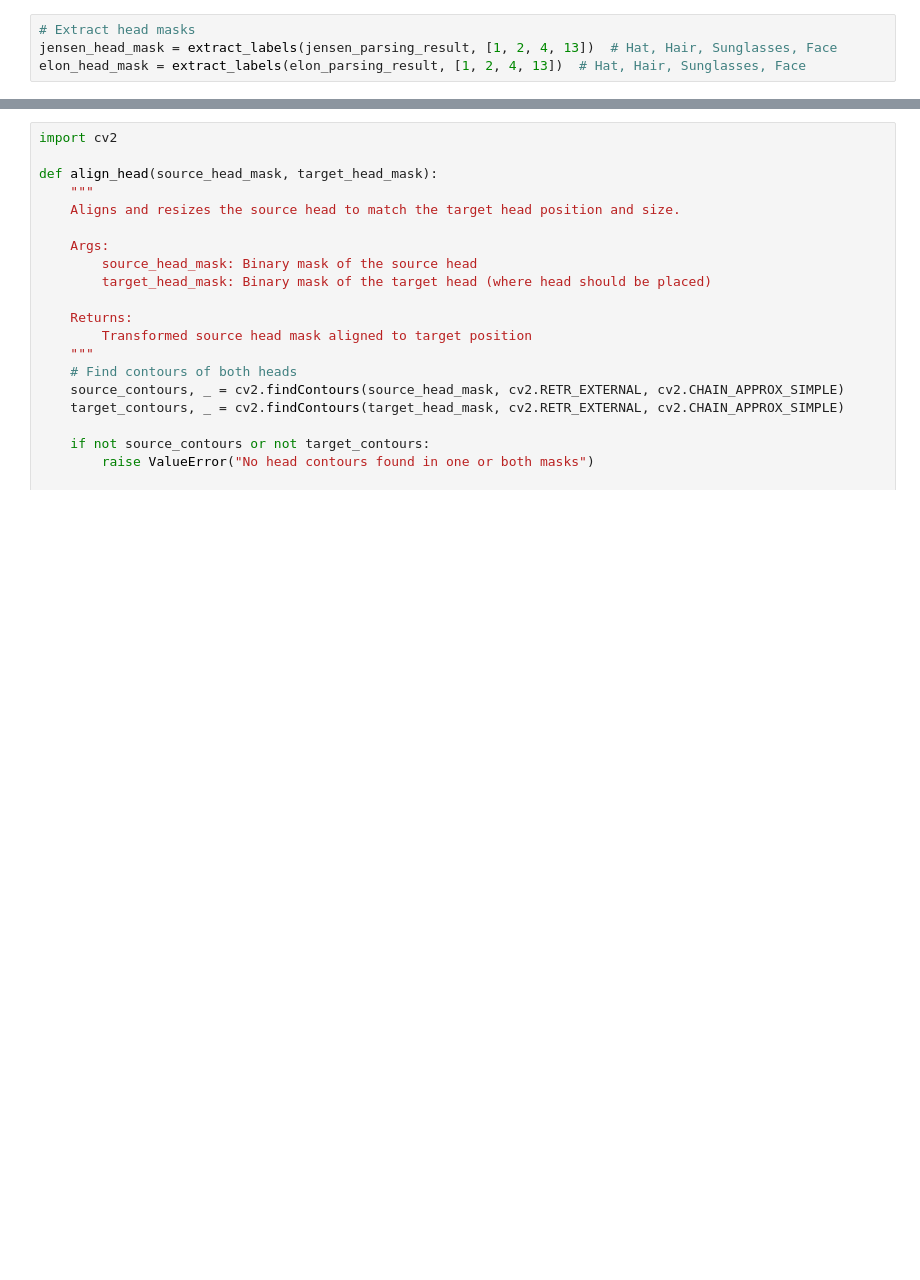
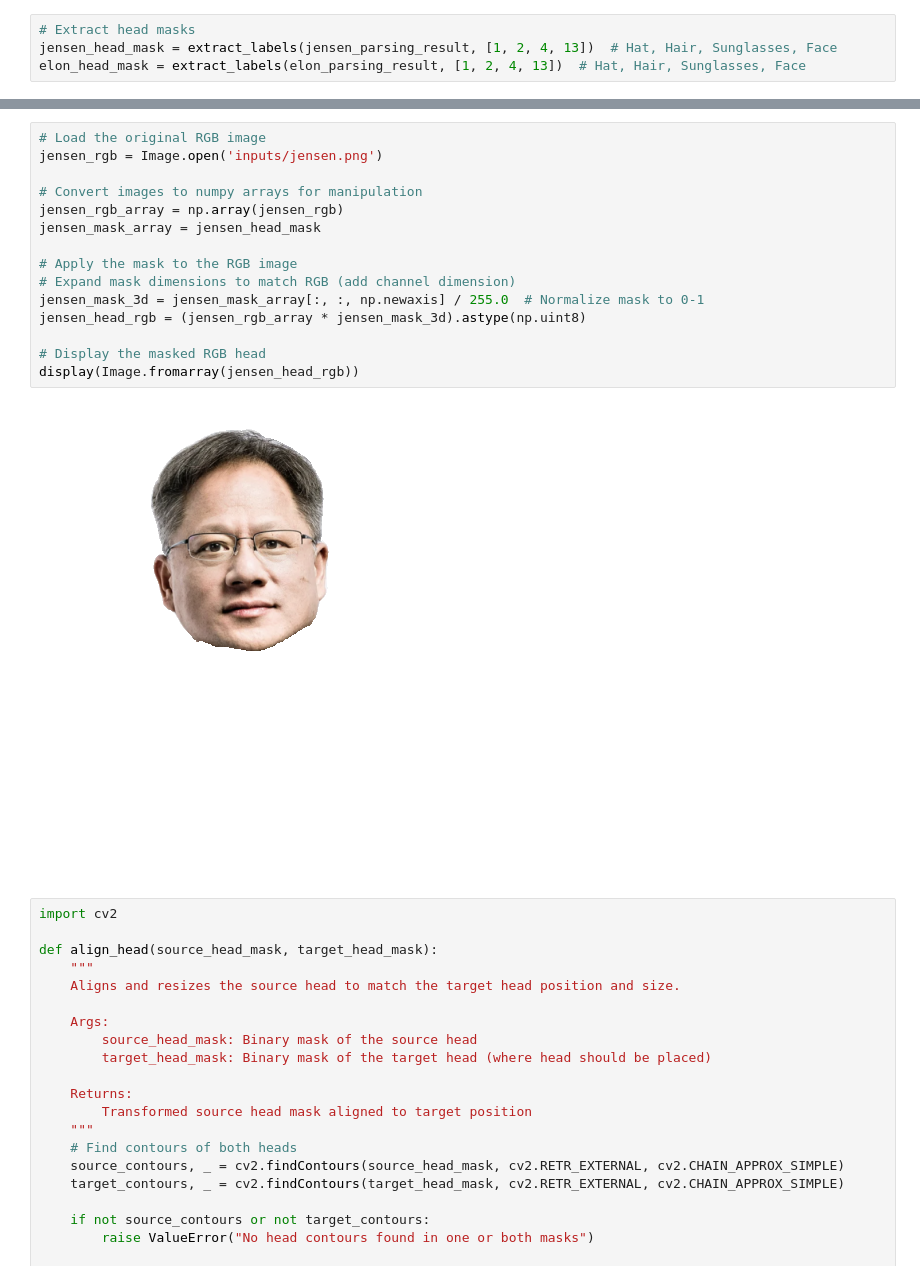
Before and after one commit to yachty66/headswap, a Jupyter notebook: headswap.ipynb, the cells around one changed output, grey strips where cells are left out. Drawn from its saved outputs; the diff is of its cells as text; blank space fills up the shorter version.

```diff
--- a/headswap.ipynb
+++ b/headswap.ipynb
@@ -158,3 +158,20 @@ display_mask(elon_head_mask)
+# %%
+# Load the original RGB image
+jensen_rgb = Image.open('inputs/jensen.png')
+
+# Convert images to numpy arrays for manipulation
+jensen_rgb_array = np.array(jensen_rgb)
+jensen_mask_array = jensen_head_mask
+
+# Apply the mask to the RGB image
+# Expand mask dimensions to match RGB (add channel dimension)
+jensen_mask_3d = jensen_mask_array[:, :, np.newaxis] / 255.0  # Normalize mask to 0-1
+jensen_head_rgb = (jensen_rgb_array * jensen_mask_3d).astype(np.uint8)
+
+# Display the masked RGB head
+display(Image.fromarray(jensen_head_rgb))
+# %% [output]
+[figure, added]
 # %%
 import cv2
 
```
Also changed, not shown: parts of 4 cells of this notebook.
